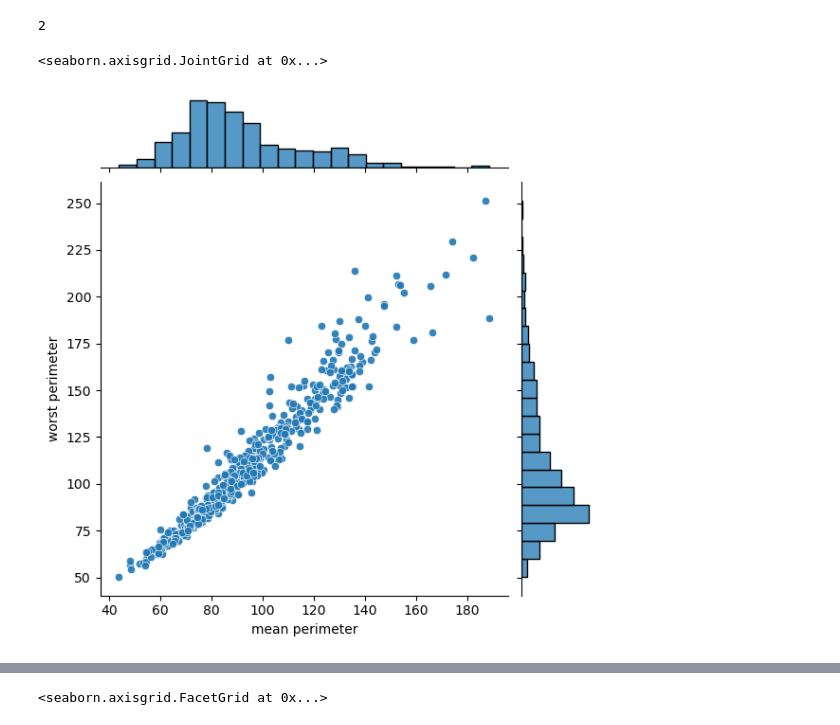
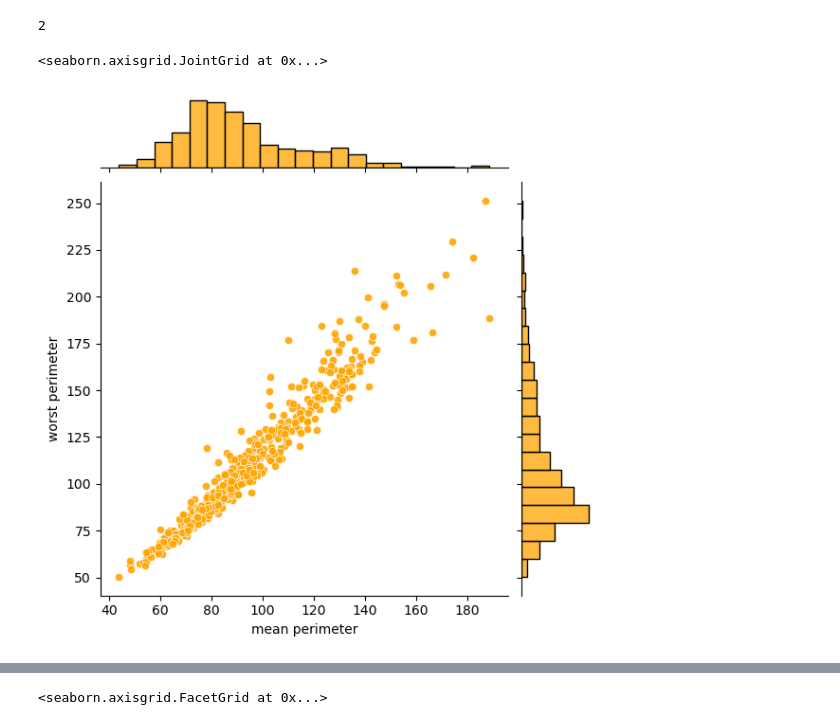
Before and after one commit to sylvester513/Neural-Network-Project, a Jupyter notebook: BreastCancer(1).ipynb, the cells around one changed output, grey strips where cells are left out. Saved outputs shown, nothing was run; the diff lists cells and outputs as text; code cells hidden in the pictures.

```diff
--- a/BreastCancer(1).ipynb
+++ b/BreastCancer(1).ipynb
@@ -86,7 +91,7 @@ df["target"].nunique() # shows the total unique values in the target column
 # %%
 # EDA Explanatory Data Analysis using jointplot
 sns.jointplot(x = "mean perimeter",
-              y ="worst perimeter", data = df, alpha = 0.9)
+              y ="worst perimeter", data = df, alpha = 0.9, color = 'orange')
 # %% [output]
 <seaborn.axisgrid.JointGrid at 0x...>
-[figure, old version]
+[figure, new version]
```
Also changed, not shown: parts of 22 cells of this notebook.
